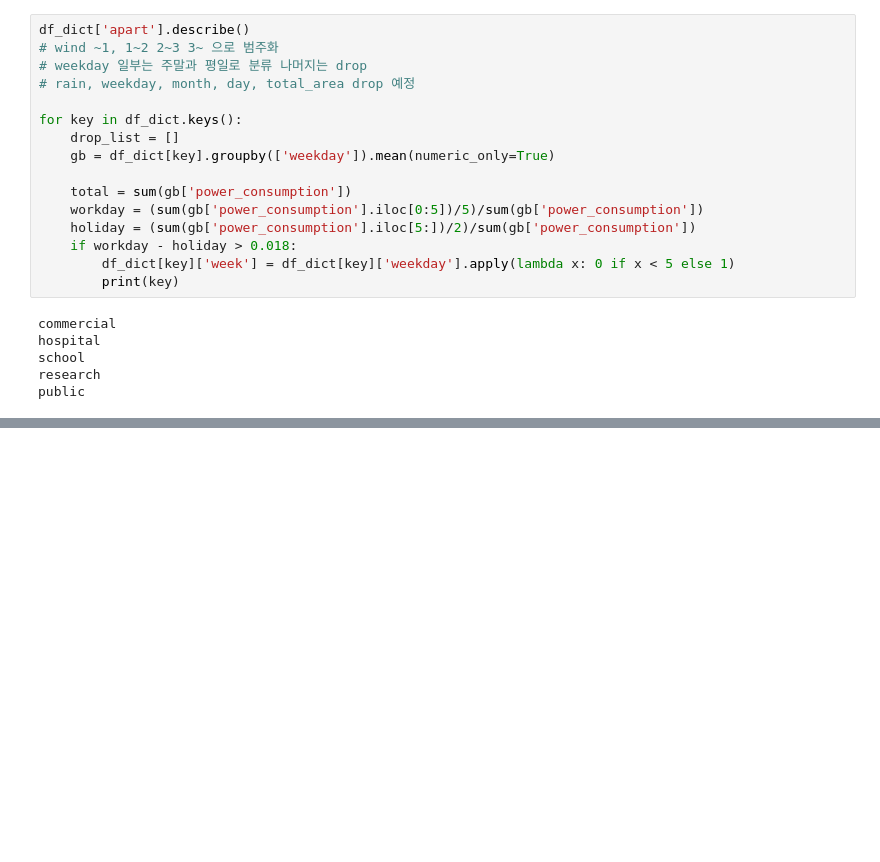
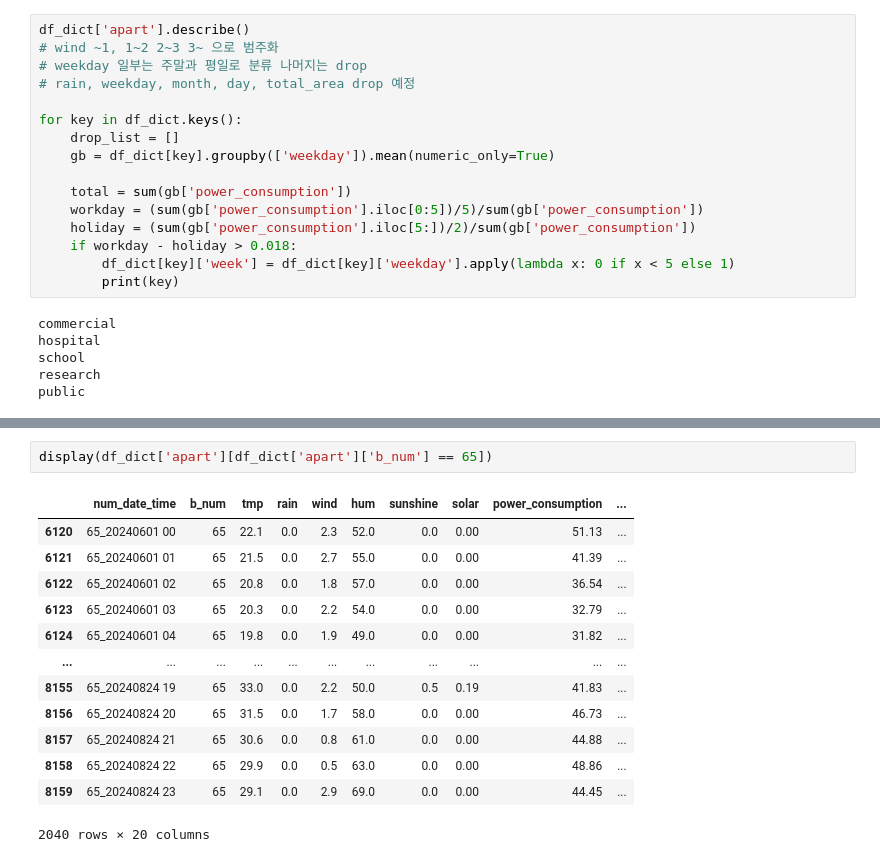
Before and after one commit to Jacod97/DACON_Project, a Jupyter notebook: Electricity_prediction/scripts/data_process.ipynb, the cells around one changed output, grey strips where cells are left out. Drawn from its saved outputs; the diff is of its cells as text; blank space fills up the shorter version.

```diff
--- a/Electricity_prediction/scripts/data_process.ipynb
+++ b/Electricity_prediction/scripts/data_process.ipynb
@@ -234,0 +261,16 @@ merge_df[['tmp', 'rain', 'wind', 'hum', 'sunshine', 'solar', 'power_consumption'
+# %%
+display(df_dict['apart'][df_dict['apart']['b_num'] == 65])
+# %% [output]
+|  | num_date_time | b_num | tmp | rain | wind | hum | sunshine | solar | power_consumption | ... |
+| 6120 | 65_20240601 00 | 65 | 22.1 | 0.0 | 2.3 | 52.0 | 0.0 | 0.00 | 51.13 | ... |
+| 6121 | 65_20240601 01 | 65 | 21.5 | 0.0 | 2.7 | 55.0 | 0.0 | 0.00 | 41.39 | ... |
+| 6122 | 65_20240601 02 | 65 | 20.8 | 0.0 | 1.8 | 57.0 | 0.0 | 0.00 | 36.54 | ... |
+| 6123 | 65_20240601 03 | 65 | 20.3 | 0.0 | 2.2 | 54.0 | 0.0 | 0.00 | 32.79 | ... |
+| 6124 | 65_20240601 04 | 65 | 19.8 | 0.0 | 1.9 | 49.0 | 0.0 | 0.00 | 31.82 | ... |
+| ... | ... | ... | ... | ... | ... | ... | ... | ... | ... | ... |
+| 8155 | 65_20240824 19 | 65 | 33.0 | 0.0 | 2.2 | 50.0 | 0.5 | 0.19 | 41.83 | ... |
+| 8156 | 65_20240824 20 | 65 | 31.5 | 0.0 | 1.7 | 58.0 | 0.0 | 0.00 | 46.73 | ... |
+| 8157 | 65_20240824 21 | 65 | 30.6 | 0.0 | 0.8 | 61.0 | 0.0 | 0.00 | 44.88 | ... |
+| 8158 | 65_20240824 22 | 65 | 29.9 | 0.0 | 0.5 | 63.0 | 0.0 | 0.00 | 48.86 | ... |
+| 8159 | 65_20240824 23 | 65 | 29.1 | 0.0 | 2.9 | 69.0 | 0.0 | 0.00 | 44.45 | ... |
+2040 rows × 20 columns
```
Also changed, not shown: parts of 1 cell of this notebook, 4 other files.
